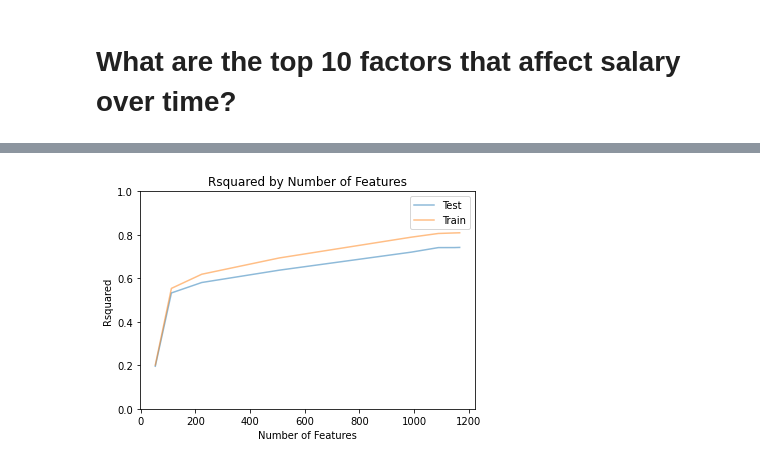
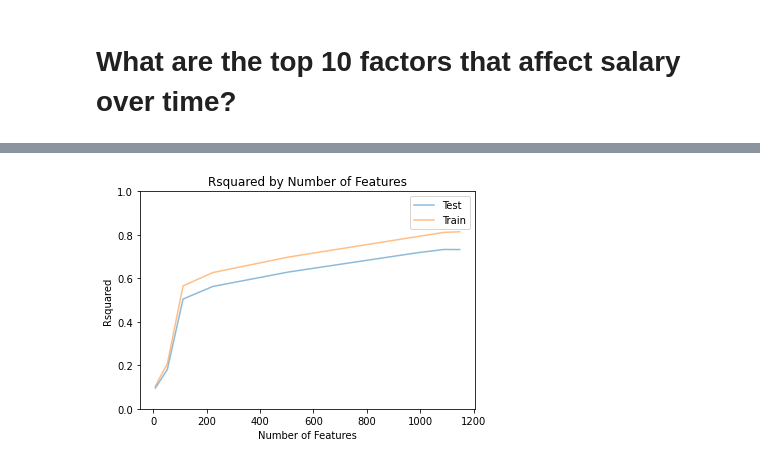
Before and after one commit to cliffyb824/2021-stackoverflow-survey-EDA, a Jupyter notebook: stackoverflow_analysis_2020.ipynb, the cells around one changed output, grey strips where cells are left out. Drawn from its saved outputs; the diff is of its cells as text; code cells hidden in the pictures.

```diff
--- a/stackoverflow_analysis_2020.ipynb
+++ b/stackoverflow_analysis_2020.ipynb
@@ -143,0 +149,2 @@ plt.xlim(0,10);
+# %%
+df = pd.concat([df1,df2,df3,df4],axis=1).T.reset_index().rename(columns={"index": "year"})
@@ -144,5 +157,3 @@ plt.xlim(0,10);
 # %% [markdown]
 <a id="10factors"></a>
 # What are the top 10 factors that affect salary over time?
-# %%
-var = pd.Series(['Salary','CompTotal'])
@@ -171,2 +159,0 @@ df_2017[var[var.isin(['Salary'])]]
-# %%
-df = df_2019
@@ -194,11 +168,12 @@ def clean_data(df):
     y - the corresponding response vector
     '''
     # Drop rows with missing salary values
-    df = df.dropna(subset=['Salary'], axis=0)
-    y = df['Salary']
+    resp = df.columns[np.logical_or(df.columns == 'ConvertedComp', df.columns ==  'Salary')]
+    df = df.dropna(subset=resp, axis=0)
+    y = df[resp]
 
     #Drop respondent and expected salary columns
-    df = df.drop(['Respondent', 'ExpectedSalary', 'Salary'], axis=1, errors='ignore')
+    df = df.drop(['Respondent', 'ExpectedSalary', 'Salary', 'ConvertedComp', 'CompTotal'], axis=1, errors='ignore')
 
     # Fill numeric columns with the mean
     num_vars = df.select_dtypes(include=['float', 'int']).columns
@@ -217,6 +192,12 @@ def clean_data(df):
     nunique = X.nunique()
     cols_to_drop = nunique[nunique == 1].index
     X = X.drop(cols_to_drop, axis=1)
+
+    df = pd.concat([y.apply(pd.to_numeric, errors='coerce'),X],axis=1)
+    df = df[np.squeeze(df[resp]>0)]
+
+    y = df[resp]
+    X = df.drop(resp,axis=1)
     return X, y
 # %%
 def find_optimal_lm_mod(X, y, cutoffs, test_size = .30, random_state=42, plot=True):
@@ -297,11 +278,11 @@ Time elapsed (hh:mm:ss.ms) 0:00:50.631859
 # %%
 #cutoffs here pertains to the number of missing values allowed in the used columns.
 #Therefore, lower values for the cutoff provides more predictors in the model.
-cutoffs = [5000, 3500, 2500, 1000, 100, 50, 30, 25]
+cutoffs = [10000, 5000, 3500, 2500, 1000, 100, 50, 30]
 
 r2_scores_test, r2_scores_train, lm_model, X_train, X_test, y_train, y_test = find_optimal_lm_mod(X, y, cutoffs)
 # %% [output]
-[figure, old version]
+[figure, new version]
 # %%
 start_time = datetime.now()
 
```
Also changed, not shown: parts of 21 cells of this notebook.
